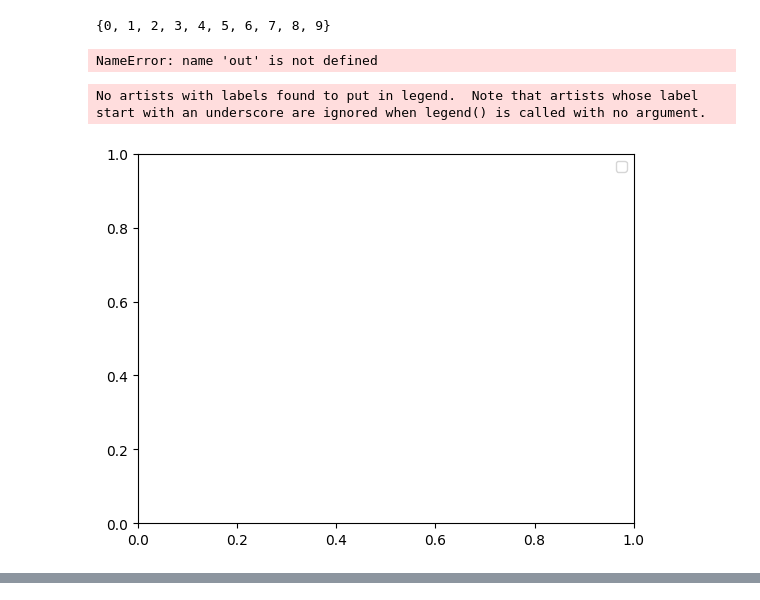
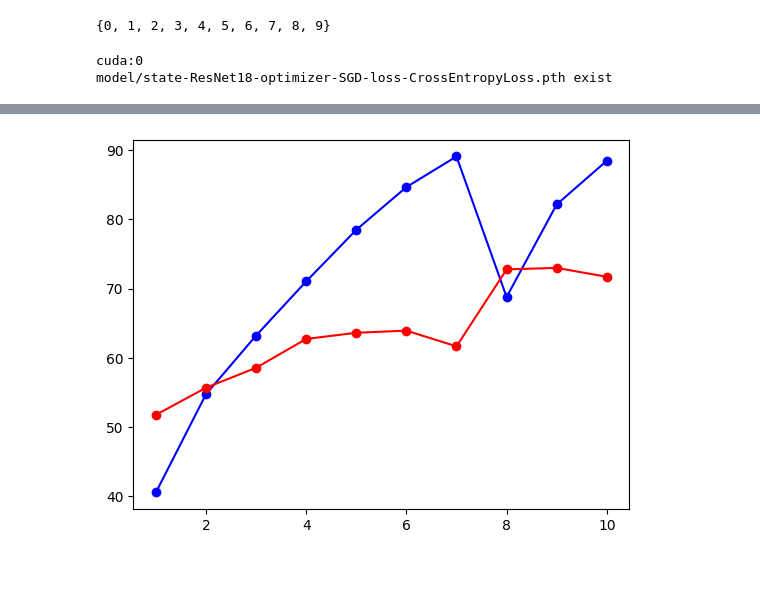
Before and after one commit to 1-1is0/robust-resnet, a Jupyter notebook: main.ipynb, the cells around one changed output, grey strips where cells are left out. Saved outputs shown, nothing was run; the diff lists cells and outputs as text; code cells hidden in the pictures; blank space fills up the shorter version.

```diff
--- a/main.ipynb
+++ b/main.ipynb
@@ -20,6 +20,6 @@ from typing import Type
 import random
 # Train the ResNet18 model
 device = torch.device("cuda:0" if torch.cuda.is_available() else "cpu")
-device = torch.device("cpu")
+# device = torch.device("cpu")
 print(device)
 # %% [output]
@@ -313,26 +313,6 @@ class ResNet18(nn.Module):
 model = ResNet18(block=BasicBlock, num_classes=10).to(device)
 criterion = nn.CrossEntropyLoss()
 optimizer = optim.SGD(model.parameters(), lr=0.001, momentum=0.9)
-# %%
-r = []
-for test in out:
-    u = umap.UMAP()
-    test = test.view(test.size(0), -1)
-    test_np = test.detach().cpu().numpy()
-    a = u.fit_transform(test_np)
-    print(a.shape)
-    r.append(a)
-# %% [output]
-NameError: name 'out' is not defined
-# %%
-import matplotlib.pylab as plt
-for i, a in enumerate(r):
-    plt.scatter(a[:, 0], a[:, 1], label=i)
-plt.legend()
-plt.show()
-# %% [output]
-No artists with labels found to put in legend.  Note that artists whose label start with an underscore are ignored when legend() is called with no argument.
-[figure, removed]
 # %%
 data_loader = {
     "train": train_loader,
@@ -347,3 +327,7 @@ dataset_sizes = {
 }
 # %%
 from train import train
+train(model, criterion, optimizer, data_loader, dataset_sizes, epochs=10)
+# %% [output]
+cuda:0
+model/state-ResNet18-optimizer-SGD-loss-CrossEntropyLoss.pth exist
@@ -349,0 +338 @@ from train import train
+[figure, added]
```
Also changed, not shown: parts of 6 cells of this notebook, 1 other file.
